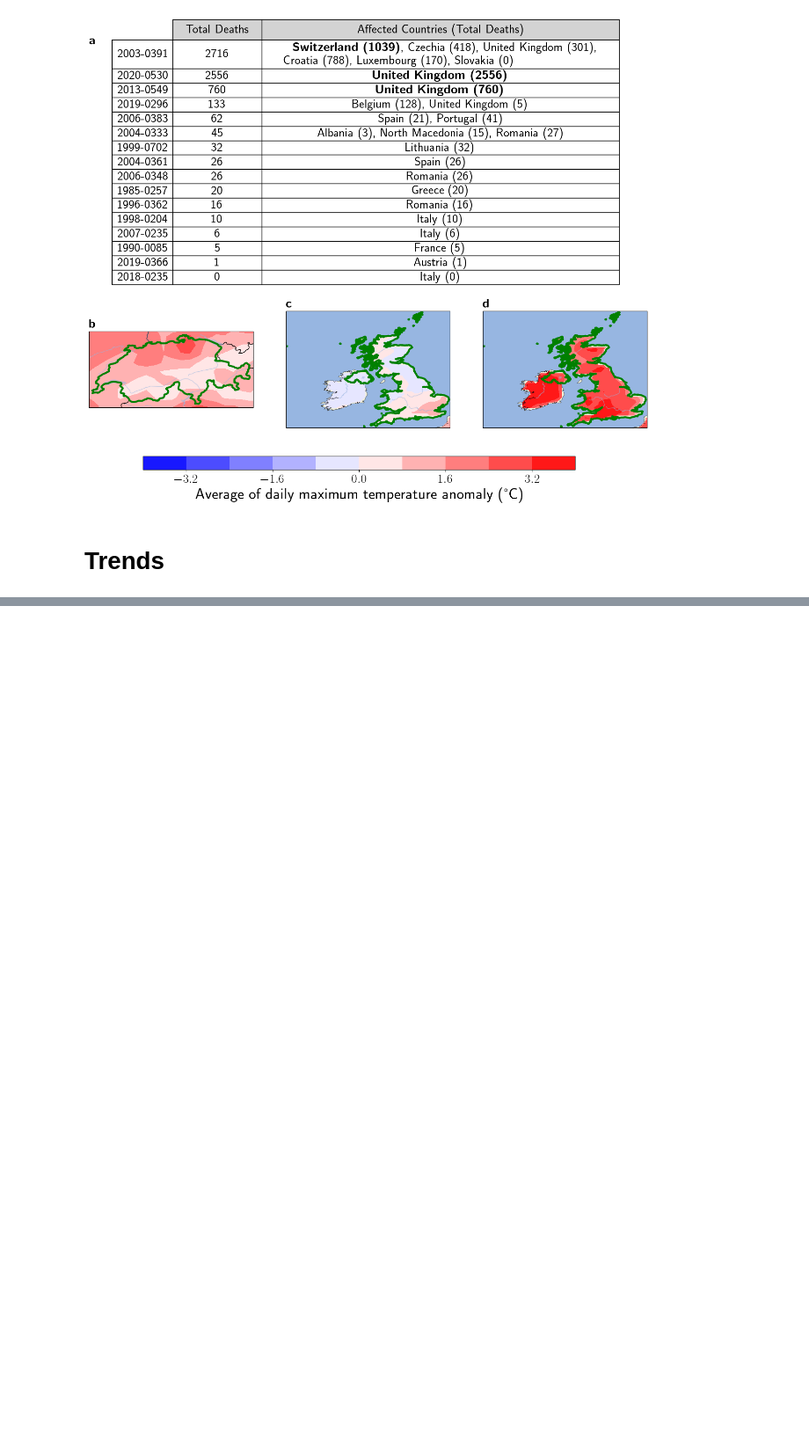
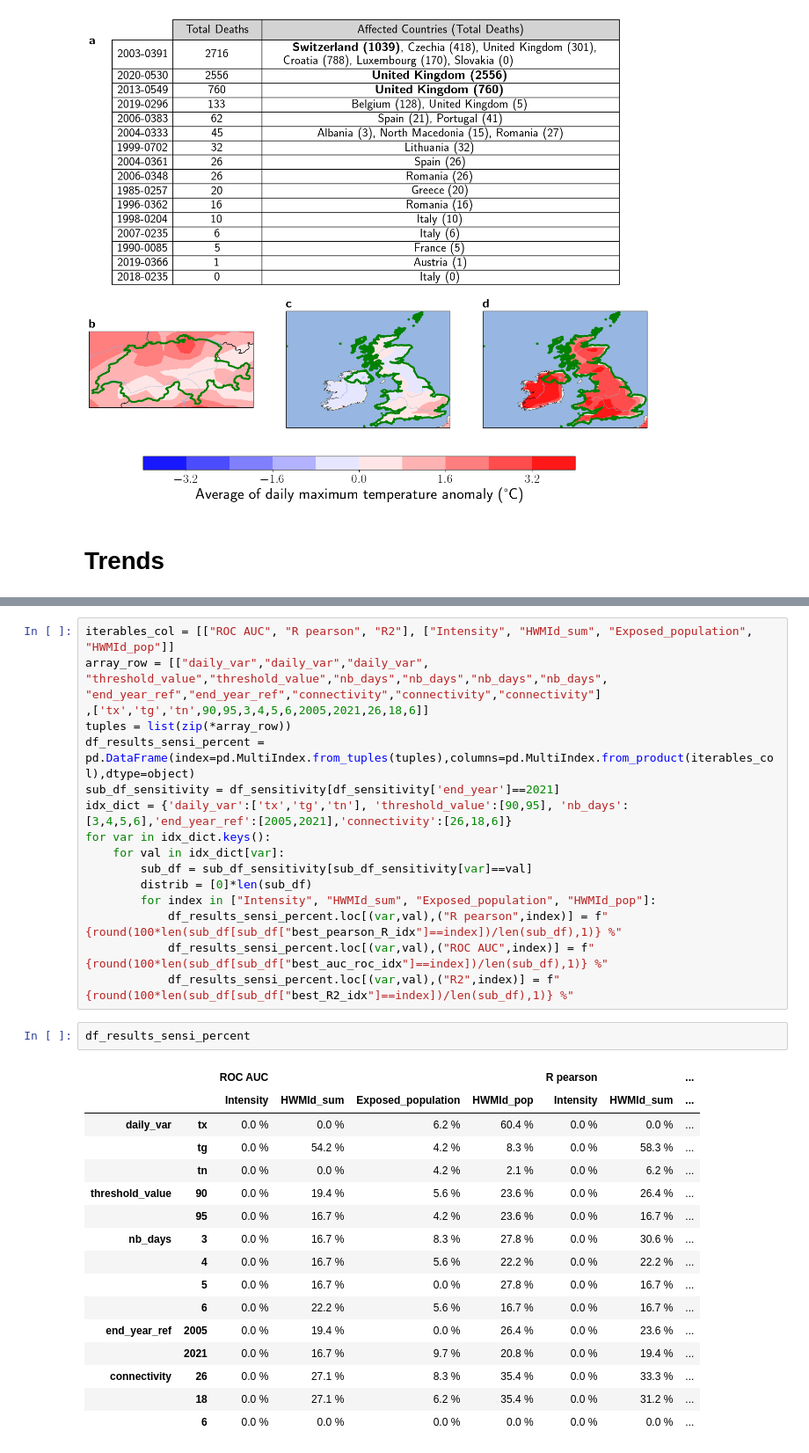
Before and after one commit to loumdt/extreme_htws_cc3d, a Jupyter notebook: Code/undetected_and_trends.ipynb, the cells around one changed output, grey strips where cells are left out. Shown at 88% size. Saved outputs shown, nothing was run; the diff lists cells and outputs as text; blank space fills up the shorter version.

```diff
--- a/Code/undetected_and_trends.ipynb
+++ b/Code/undetected_and_trends.ipynb
@@ -388,0 +550,37 @@ df_trends#.to_csv
+# %%
+iterables_col = [["ROC AUC", "R pearson", "R2"], ["Intensity", "HWMId_sum", "Exposed_population", "HWMId_pop"]]
+array_row = [["daily_var","daily_var","daily_var",
+"threshold_value","threshold_value","nb_days","nb_days","nb_days","nb_days",
+"end_year_ref","end_year_ref","connectivity","connectivity","connectivity"]
+,['tx','tg','tn',90,95,3,4,5,6,2005,2021,26,18,6]]
+tuples = list(zip(*array_row))
+df_results_sensi_percent = pd.DataFrame(index=pd.MultiIndex.from_tuples(tuples),columns=pd.MultiIndex.from_product(iterables_col),dtype=object)
+sub_df_sensitivity = df_sensitivity[df_sensitivity['end_year']==2021]
+idx_dict = {'daily_var':['tx','tg','tn'], 'threshold_value':[90,95], 'nb_days':[3,4,5,6],'end_year_ref':[2005,2021],'connectivity':[26,18,6]}
+for var in idx_dict.keys():
+    for val in idx_dict[var]:
+        sub_df = sub_df_sensitivity[sub_df_sensitivity[var]==val]
+        distrib = [0]*len(sub_df)
+        for index in ["Intensity", "HWMId_sum", "Exposed_population", "HWMId_pop"]:
+            df_results_sensi_percent.loc[(var,val),("R pearson",index)] = f"{round(100*len(sub_df[sub_df["best_pearson_R_idx"]==index])/len(sub_df),1)} %"
+            df_results_sensi_percent.loc[(var,val),("ROC AUC",index)] = f"{round(100*len(sub_df[sub_df["best_auc_roc_idx"]==index])/len(sub_df),1)} %"
+            df_results_sensi_percent.loc[(var,val),("R2",index)] = f"{round(100*len(sub_df[sub_df["best_R2_idx"]==index])/len(sub_df),1)} %"
+# %%
+df_results_sensi_percent
+# %% [output]
+|  |  | ROC AUC |  |  |  | R pearson |  | ... |
+|  |  | Intensity | HWMId_sum | Exposed_population | HWMId_pop | Intensity | HWMId_sum | ... |
+| daily_var | tx | 0.0 % | 0.0 % | 6.2 % | 60.4 % | 0.0 % | 0.0 % | ... |
+|  | tg | 0.0 % | 54.2 % | 4.2 % | 8.3 % | 0.0 % | 58.3 % | ... |
+|  | tn | 0.0 % | 0.0 % | 4.2 % | 2.1 % | 0.0 % | 6.2 % | ... |
+| threshold_value | 90 | 0.0 % | 19.4 % | 5.6 % | 23.6 % | 0.0 % | 26.4 % | ... |
+|  | 95 | 0.0 % | 16.7 % | 4.2 % | 23.6 % | 0.0 % | 16.7 % | ... |
+| nb_days | 3 | 0.0 % | 16.7 % | 8.3 % | 27.8 % | 0.0 % | 30.6 % | ... |
+|  | 4 | 0.0 % | 16.7 % | 5.6 % | 22.2 % | 0.0 % | 22.2 % | ... |
+|  | 5 | 0.0 % | 16.7 % | 0.0 % | 27.8 % | 0.0 % | 16.7 % | ... |
+|  | 6 | 0.0 % | 22.2 % | 5.6 % | 16.7 % | 0.0 % | 16.7 % | ... |
+| end_year_ref | 2005 | 0.0 % | 19.4 % | 0.0 % | 26.4 % | 0.0 % | 23.6 % | ... |
+|  | 2021 | 0.0 % | 16.7 % | 9.7 % | 20.8 % | 0.0 % | 19.4 % | ... |
+| connectivity | 26 | 0.0 % | 27.1 % | 8.3 % | 35.4 % | 0.0 % | 33.3 % | ... |
+|  | 18 | 0.0 % | 27.1 % | 6.2 % | 35.4 % | 0.0 % | 31.2 % | ... |
+|  | 6 | 0.0 % | 0.0 % | 0.0 % | 0.0 % | 0.0 % | 0.0 % | ... |
```
Also changed, not shown: parts of 28 cells of this notebook.
